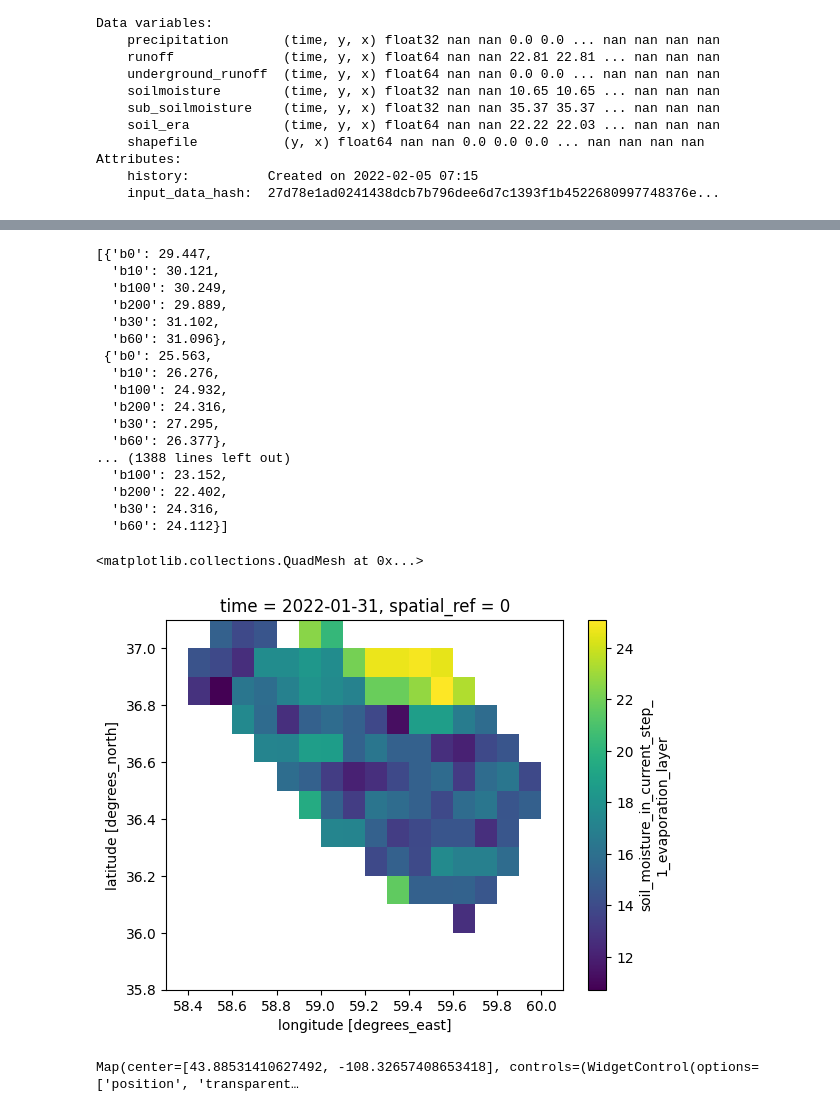
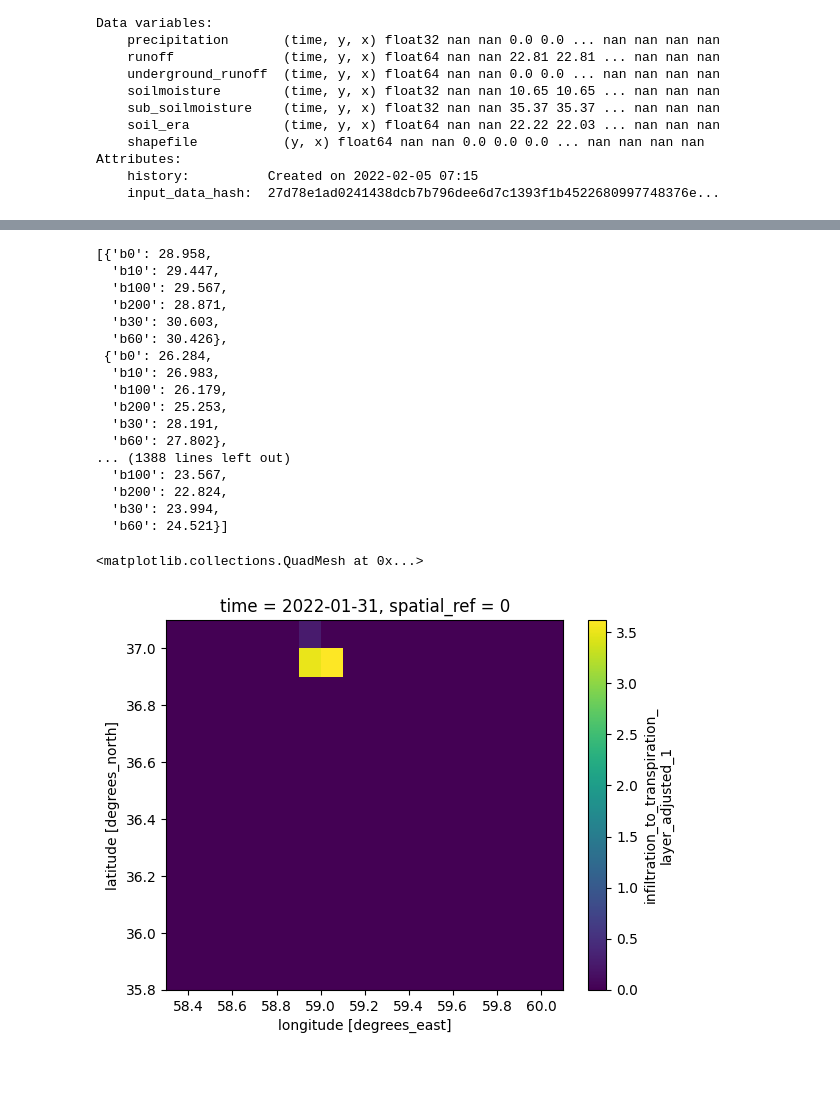
Before and after one commit to mahdi98mnm/WaterBalance_new, a Jupyter notebook: notebook/soil_content.ipynb, the cells around one changed output, grey strips where cells are left out. Drawn from its saved outputs; the diff is of its cells as text; code cells hidden in the pictures; blank space fills up the shorter version.

```diff
--- a/notebook/soil_content.ipynb
+++ b/notebook/soil_content.ipynb
@@ -290,13 +369,18 @@ list_2_wp
 # %%
-list_2_fc = [local_profile(
+# list_2_fc = [local_profile(
+#     dataset = field_capacity,
+#     x = i,
+#     y = j,
+#     buffer = scale
+# )
+# for i, j in zip(x_values, y_values)]
+
+
+list_3_fc = local_profile_1(
     dataset = field_capacity,
-    x = i,
-    y = j,
+    points = point,
     buffer = scale
 )
-for i, j in zip(x_values, y_values)]
-
-
 
 
 
@@ -309,28 +393,32 @@ for i, j in zip(x_values, y_values)]
 #   profile_orgm = local_profile(dataset = field_capacity, x = x, y = y, buffer = scale)
 #   list_2_fc.append(profile_orgm)
 
-list_2_fc
+# list_2_fc
+list_3_fc
 # %% [output]
-[{'b0': 29.447,
-  'b10': 30.121,
-  'b100': 30.249,
-  'b200': 29.889,
-  'b30': 31.102,
-  'b60': 31.096},
- {'b0': 25.563,
-  'b10': 26.276,
-  'b100': 24.932,
-  'b200': 24.316,
-  'b30': 27.295,
-  'b60': 26.377},
+[{'b0': 28.958,
+  'b10': 29.447,
+  'b100': 29.567,
+  'b200': 28.871,
+  'b30': 30.603,
+  'b60': 30.426},
+ {'b0': 26.284,
+  'b10': 26.983,
+  'b100': 26.179,
+  'b200': 25.253,
+  'b30': 28.191,
+  'b60': 27.802},
 ... (1388 lines left out)
-  'b100': 23.152,
-  'b200': 22.402,
-  'b30': 24.316,
-  'b60': 24.112}]
+  'b100': 23.567,
+  'b200': 22.824,
+  'b30': 23.994,
+  'b60': 24.521}]
 # %%
-wp_list = list(map(lambda dict: dict['b0'], list_2_wp))
-fc_list = list(map(lambda dict: dict['b0'], list_2_fc))
+# wp_list = list(map(lambda dict: dict['b0'], list_2_wp))
+# fc_list = list(map(lambda dict: dict['b0'], list_2_fc))
+
+wp_list = list(map(lambda dict: dict['b10'], list_3_wp))
+fc_list = list(map(lambda dict: dict['b10'], list_3_fc))
 # %%
 with open("/content/drive/MyDrive/WaterBalance_new/notebook/Ea_pyet_mahdoode_mashhad_decimal.pkl", "rb") as f:
     Ea_pyet = pickle.load(f)
@@ -350,6 +438,7 @@ number_of_y = 13
 Ea_pyet = list(Ea_pyet.Hargreaves.values.flatten())
 underground_runoff = list(ds_array_4.underground_runoff.values.flatten())
 soil = list(ds_array_4.soilmoisture.values.flatten())
+sub_soil = list(ds_array_4.sub_soilmoisture.values.flatten())
 
 soil_moisture_in_current_step_1 = np.array([SoilContent.evaporation_layer(
     soil_water_content_of_evaporation_layer_at_previous_step = float(z),
@@ -382,45 +471,32 @@ infiltration_to_transpiration_layer_adjusted_1 = np.array([SoilContent.evaporati
     coverd = True,
     infiltration_to_transpiration_layer = 0
 )[2]
 for i, j, z, fc, wp in zip(Ea_pyet, underground_runoff, soil, fc_list, wp_list)])
 
 infiltration_to_transition_layer_adjusted_1 = np.array([SoilContent.evaporation_layer(
     soil_water_content_of_evaporation_layer_at_previous_step = float(z),
     infiltration = float(j),
     evaporation = float(i),
     field_capacity_soil_water_content_of_evaporation_layer = fc,
     permanent_wilting_point_soil_water_content_of_evaporation_layer = wp,
     coverd = True,
     infiltration_to_transpiration_layer = 0
 )[3]
 for i, j, z, fc, wp in zip(Ea_pyet, underground_runoff, soil, fc_list, wp_list)])
 
 soil_moisture_in_current_step_1 = soil_moisture_in_current_step_1.reshape(1,number_of_y,number_of_x)
 evaporation_adjusted_1 = evaporation_adjusted_1.reshape(1,number_of_y,number_of_x)
 infiltration_to_transpiration_layer_adjusted_1 = infiltration_to_transpiration_layer_adjusted_1.reshape(1,number_of_y,number_of_x)
 infiltration_to_transition_layer_adjusted_1 = infiltration_to_transition_layer_adjusted_1.reshape(1,number_of_y,number_of_x)
 
 
 ds_array_5 = ds_array_4.assign(soil_moisture_in_current_step_1_evaporation_layer=(['time', 'y', 'x'], soil_moisture_in_current_step_1))
 ds_array_6 = ds_array_5.assign(evaporation_adjusted_1=(['time', 'y', 'x'], evaporation_adjusted_1))
 ds_array_7 = ds_array_6.assign(infiltration_to_transpiration_layer_adjusted_1=(['time', 'y', 'x'], infiltration_to_transpiration_layer_adjusted_1))
 ds_array_8 = ds_array_7.assign(infiltration_to_transition_layer_adjusted_1=(['time', 'y', 'x'], infiltration_to_transition_layer_adjusted_1))
 
 # ds_array.soil_moisture_in_current_step_evaporation_layer.plot()
-ds_array_8.soil_moisture_in_current_step_1_evaporation_layer.plot()
+ds_array_8.infiltration_to_transpiration_layer_adjusted_1.plot()
 # %% [output]
 <matplotlib.collections.QuadMesh at 0x...>
-[figure, old version]
+[figure, new version]
-# %%
-Map = geemap.Map()
-Map.add_basemap('HYBRID')
-
-shape = ee.FeatureCollection('projects/ee-mohammadnejadmehdi77/assets/sample_usa')
-
-dem = ee.Image("USGS/SRTMGL1_003").clip(shape)
-
-Map.centerObject(shape, 9)
-Map.addLayer(ee_object = dem, vis_params = {'min':-10, 'max':6500}, name = 'dem')
-Map
-# %% [output]
-Map(center=[43.88531410627492, -108.32657408653418], controls=(WidgetControl(options=['position', 'transparent…
```
Also changed, not shown: parts of 8 cells of this notebook.
